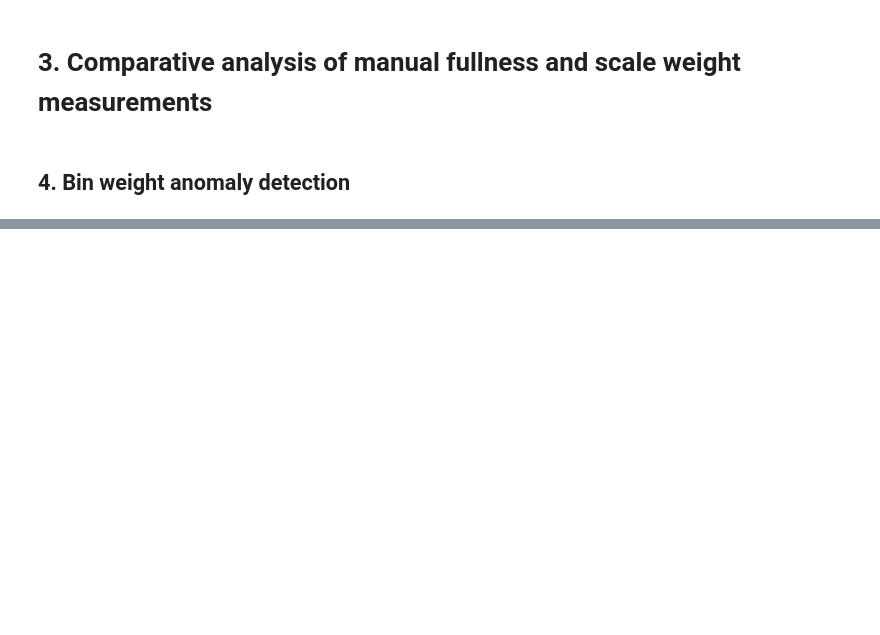
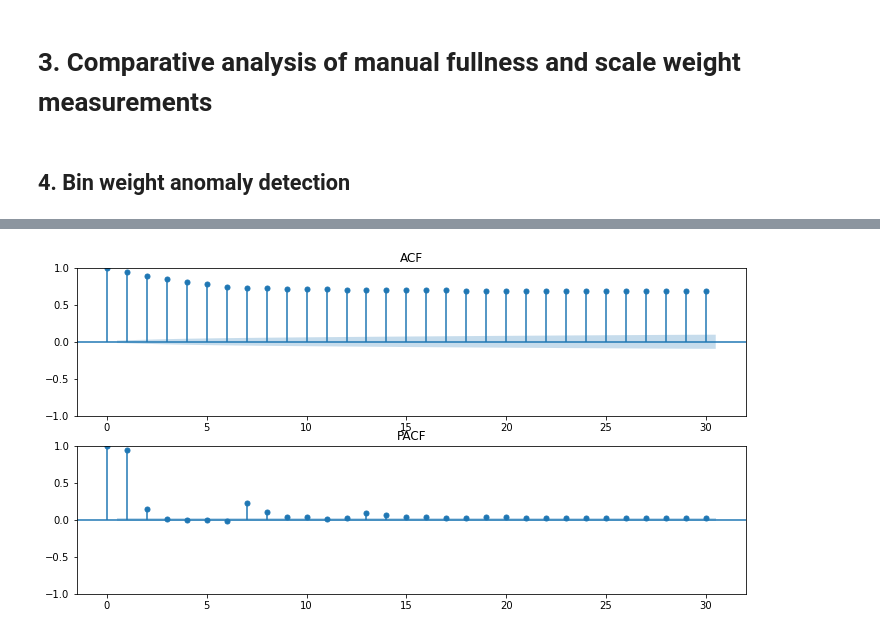
Before and after one commit to BU-Spark/ds-spare-it-scale-calib, a Jupyter notebook: fa23-team/Project_report.ipynb, the cells around one changed output, grey strips where cells are left out. Cells and saved outputs as stored; diff of their text form; code cells hidden in the pictures; blank space fills up the shorter version.

```diff
--- a/fa23-team/Project_report.ipynb
+++ b/fa23-team/Project_report.ipynb
@@ -73,0 +224,18 @@ scale_records_clean = scale_records.drop_duplicates()
+# %%
+# Subset data for the specified bin
+bin_id = '3d846cc5-fd15-44f5-88ba-5a5eecd24b03'
+
+subset = v5[v5['bin'] == bin_id]
+series = subset['weight']
+
+# Plot ACF and PACF
+plt.figure(figsize=(12, 6))
+plt.subplot(2, 1, 1)
+plot_acf(series, lags=30, ax=plt.gca(), title='ACF')
+
+plt.subplot(2, 1, 2)
+plot_pacf(series, lags=30, ax=plt.gca(), title='PACF')
+
+plt.show()
+# %% [output]
+[figure, added]
```
Also changed, not shown: parts of 39 cells of this notebook.
